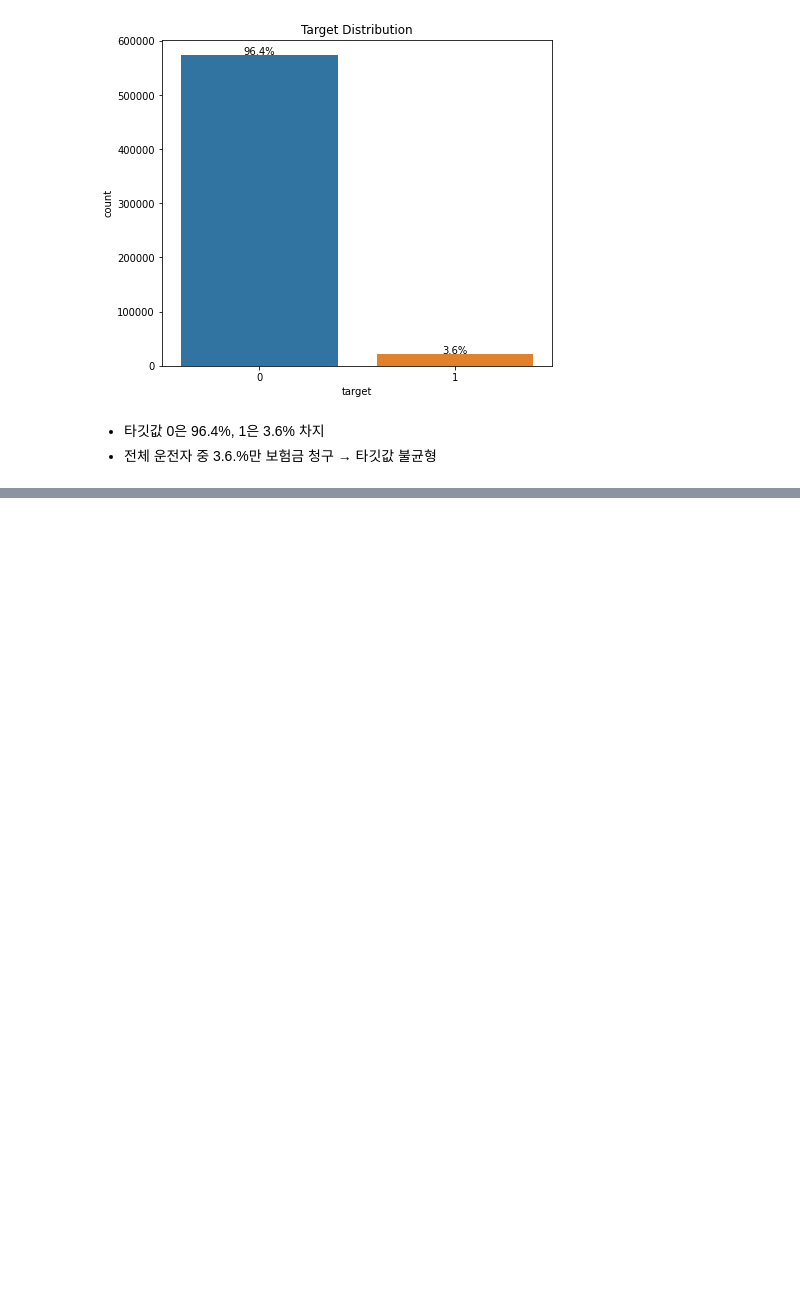
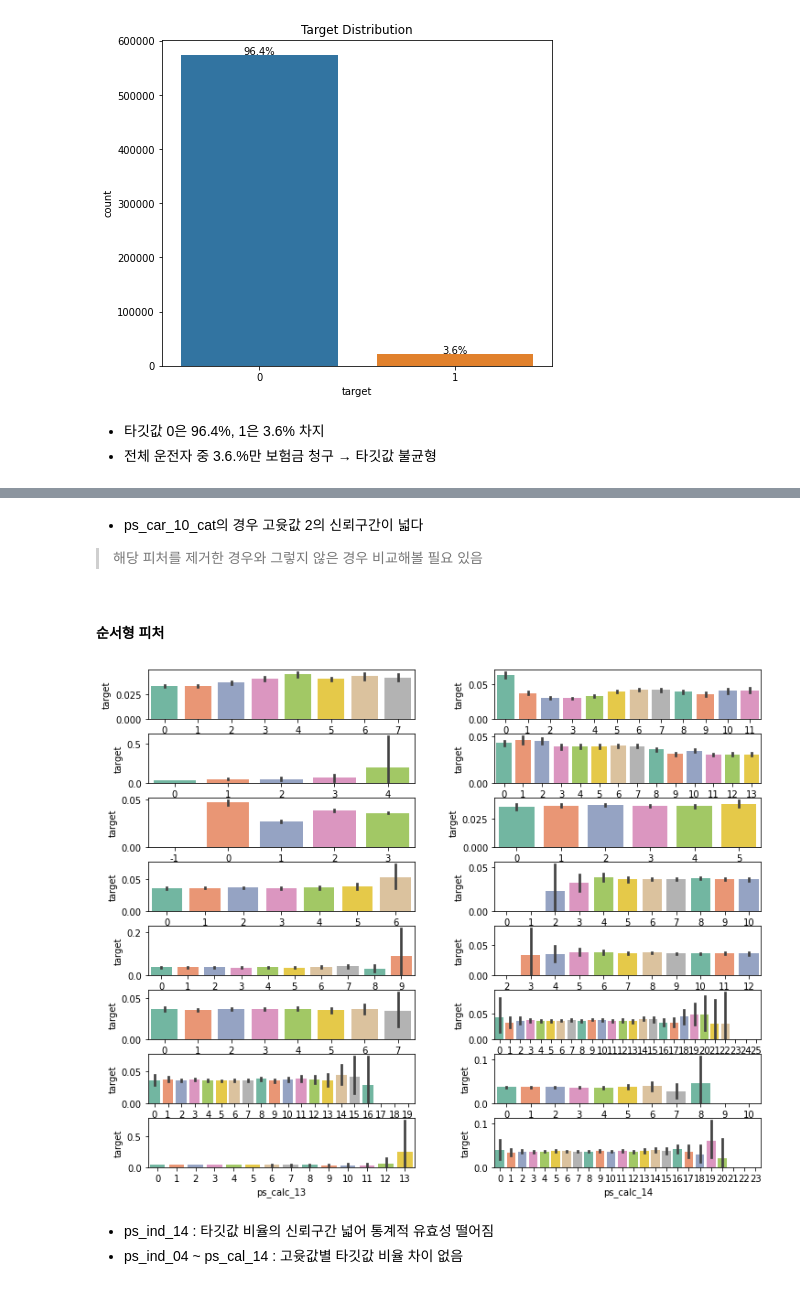
Before and after one commit to kiyong21c/kaggle, a Jupyter notebook: 20220613_porto-seguro-safe-driver-prediction-visualize.ipynb, the cells around one changed output, grey strips where cells are left out. Drawn from its saved outputs; the diff is of its cells as text; code cells hidden in the pictures; blank space fills up the shorter version.

```diff
--- a/20220613_porto-seguro-safe-driver-prediction-visualize.ipynb
+++ b/20220613_porto-seguro-safe-driver-prediction-visualize.ipynb
@@ -240,0 +306,14 @@ Text(0.5, 1.0, 'Target Distribution')
+# %% [markdown]
+ - ps_car_10_cat의 경우 고윳값 2의 신뢰구간이 넓다
+  > 해당 피처를 제거한 경우와 그렇지 않은 경우 비교해볼 필요 있음
+# %% [markdown]
+#### 순서형 피처
+# %%
+ord_features = summary[summary['데이터 종류'] == '순서형'].index
+
+plot_target_ratio_by_features(train, ord_features, 8, 2, (12, 10)) #
+# %% [output]
+[figure, added]
+# %% [markdown]
+ - ps_ind_14 : 타깃값 비율의 신뢰구간 넓어 통계적 유효성 떨어짐
+ - ps_ind_04 ~ ps_cal_14 : 고윳값별 타깃값 비율 차이 없음
```
Also changed, not shown: parts of 17 cells of this notebook.
